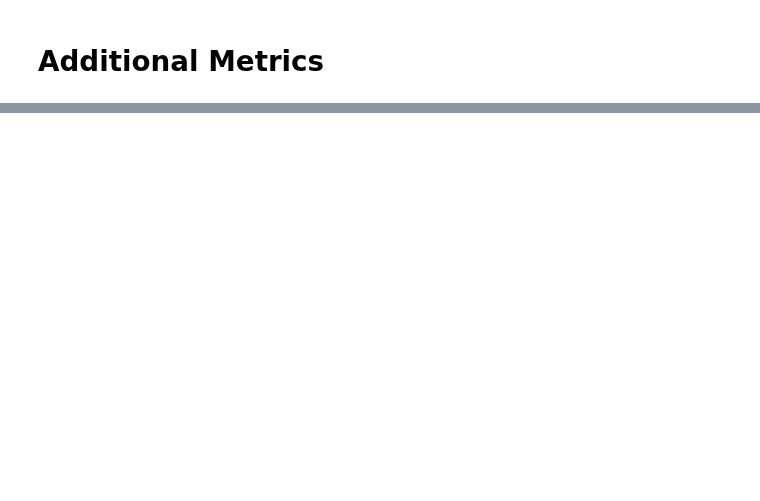
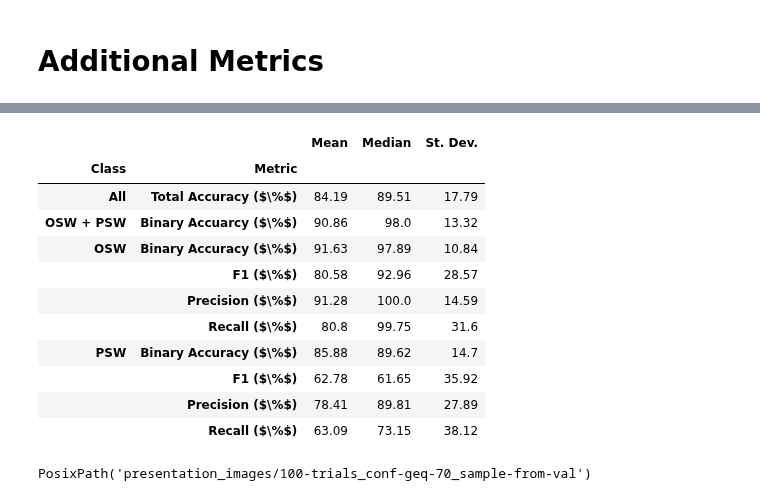
Before and after one commit to OPERA-Cal-Val/DSWx-HLS-Requirement-Verification, a Jupyter notebook: 1-Read_Verification.ipynb, the cells around one changed output, grey strips where cells are left out. Cells and saved outputs as stored; diff of their text form; code cells hidden in the pictures; blank space fills up the shorter version.

```diff
--- a/1-Read_Verification.ipynb
+++ b/1-Read_Verification.ipynb
@@ -90,0 +133,14 @@ PosixPath('out/verification_stats_agg/100-trials_conf-geq-70_sample-from-dswx/me
+# %%
+COLUMN_RENAME = {'total_accuracy.mean': 'Total Accuracy (All Classes)',
+                 'binary_water_acc.mean': 'Binary Accuarcy (OSW + PSW)',
+                 'precision.Open_Surface_Water.mean': 'Precision (OSW)',
+                 'acc_per_class.Open_Surface_Water.mean': 'Binary Accuracy (OSW)',
+                 'acc_per_class.Partial_Surface_Water.mean': 'Binary Accuracy (PSW)',
+                 'precision.Partial_Surface_Water.mean': 'Precision (PSW)',
+                 'recall.Open_Surface_Water.mean': 'Recall (OSW)',
+                 'recall.Partial_Surface_Water.mean': 'Recall (PSW)',
+                 #'supp_per_class.Open_Surface_Water.mean': 'Support (Val) (OSW)',
+                 #'supp_per_class.Partial_Surface_Water.mean': 'Support (Val) (PSW)',
+                 'f1_per_class.Open_Surface_Water.mean': 'F1 (OSW)',
+                 'f1_per_class.Partial_Surface_Water.mean': 'F1 (PSW)'}
+COLUMNS = list(COLUMN_RENAME.keys())
@@ -90,0 +156,54 @@ PosixPath('out/verification_stats_agg/100-trials_conf-geq-70_sample-from-dswx/me
+# %%
+df_temp = df_final[COLUMNS].agg(['mean', 'median', 'std'])
+df_temp.rename(columns=COLUMN_RENAME, inplace=True)
+
+cols_not_supp = [col for col in df_temp.columns if 'Support' not in col]
+df_temp[cols_not_supp] = df_temp[cols_not_supp] * 100
+
+df_f = df_temp.T
+df_f = df_f.round(2).astype(str)
+
+df_f = df_f.reset_index(drop=False)
+df_f = df_f.rename(columns={'index': 'Metric'})
+def class_labeler(metric):
+    if '(OSW + PSW)' in metric:
+        return 'OSW + PSW'
+    if 'OSW' in metric:
+        return 'OSW'
+    if 'PSW' in metric:
+        return 'PSW'
+    else:
+        return 'All'
+df_f['Class'] = df_f.Metric.map(class_labeler)
+
+lookup_order = {'All': 0, 'OSW + PSW': 1, 'OSW': 2, 'PSW': 3}
+df_f['Class_sort'] = df_f.Class.map(lambda c: lookup_order[c])
+
+df_f['Metric'] = df_f.Metric.map(lambda m: m.split('(')[0])
+df_f['Metric'] = df_f.Metric.map(lambda m: m + ' ($\%$)' if 'Support' not in m else m)
+df_f.sort_values(by=['Class_sort', 'Metric'], inplace=True)
+df_f = df_f.set_index(['Class', 'Metric'])
+df_f.drop(columns=['Class_sort'], inplace=True)
+df_f.rename(columns={'mean': 'Mean',
+                     'std': 'St. Dev.',
+                     'median': 'Median'}, inplace=True)
+df_f
+# %% [output]
+|  |  | Mean | Median | St. Dev. |
+| Class | Metric |  |  |  |
+| All | Total Accuracy ($\%$) | 84.19 | 89.51 | 17.79 |
+| OSW + PSW | Binary Accuarcy ($\%$) | 90.86 | 98.0 | 13.32 |
+| OSW | Binary Accuracy ($\%$) | 91.63 | 97.89 | 10.84 |
+|  | F1 ($\%$) | 80.58 | 92.96 | 28.57 |
+|  | Precision ($\%$) | 91.28 | 100.0 | 14.59 |
+|  | Recall ($\%$) | 80.8 | 99.75 | 31.6 |
+| PSW | Binary Accuracy ($\%$) | 85.88 | 89.62 | 14.7 |
+|  | F1 ($\%$) | 62.78 | 61.65 | 35.92 |
+|  | Precision ($\%$) | 78.41 | 89.81 | 27.89 |
+|  | Recall ($\%$) | 63.09 | 73.15 | 38.12 |
+# %%
+presentation_dir = Path('presentation_images') / out_path_final.parent.name
+presentation_dir.mkdir(exist_ok=True, parents=True)
+presentation_dir
+# %% [output]
+PosixPath('presentation_images/100-trials_conf-geq-70_sample-from-val')
```
Also changed, not shown: parts of 11 cells of this notebook.
